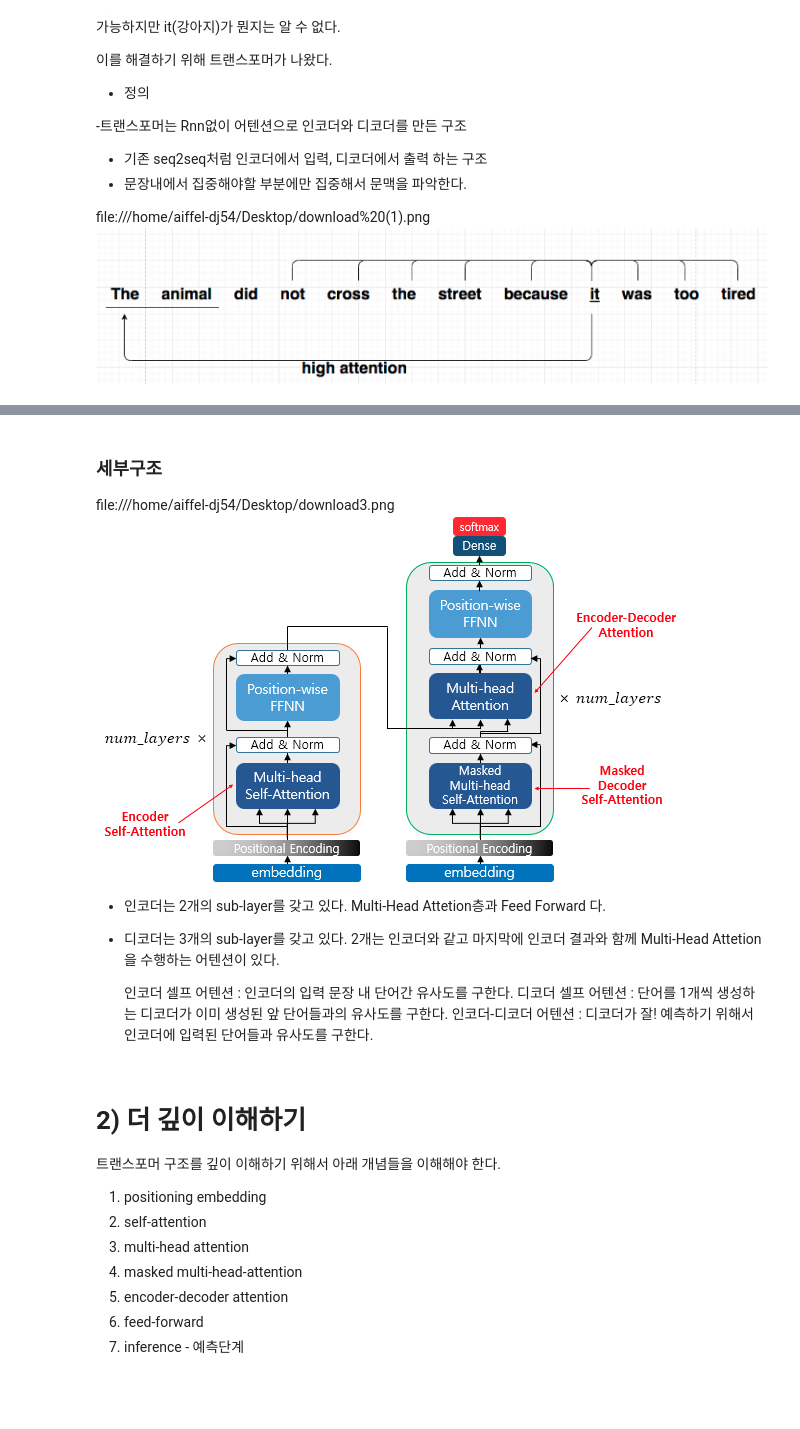
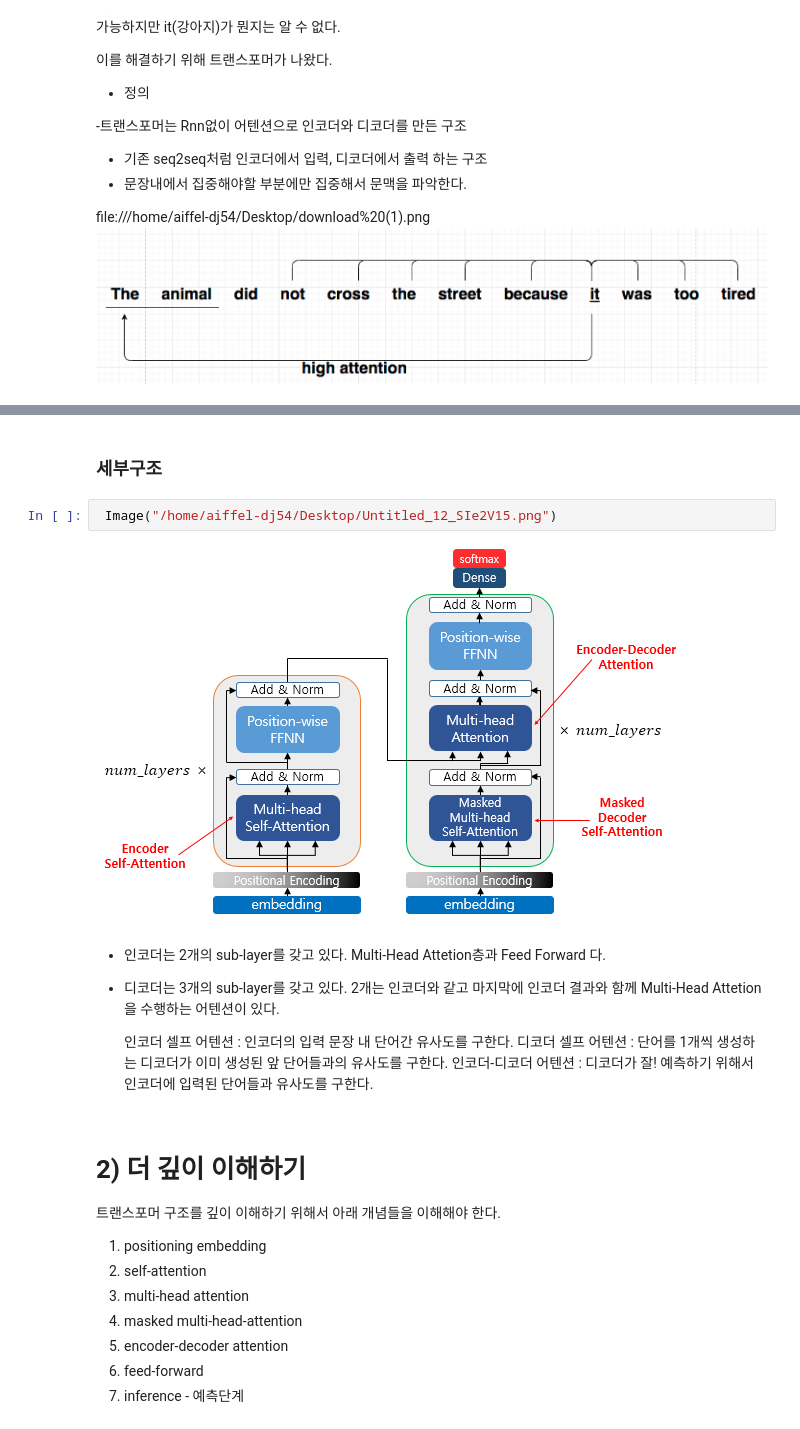
Before and after one commit to Acclesia/aiffel-project, a Jupyter notebook: [E-15] 한국어 대화형 챗봇만들기.ipynb, the cells around one changed output, grey strips where cells are left out. Saved outputs shown, nothing was run; the diff lists cells and outputs as text; blank space fills up the shorter version.

```diff
--- a/[E-15] 한국어 대화형 챗봇만들기.ipynb
+++ b/[E-15] 한국어 대화형 챗봇만들기.ipynb
@@ -50,8 +54,10 @@ file:///home/aiffel-dj54/Desktop/download2.png![image.png](attachment:image.png)
+# %% [markdown]
+### 세부구조
+# %%
+ Image("/home/aiffel-dj54/Desktop/Untitled_12_SIe2V15.png")
+# %% [output]
+[figure, added]
 # %% [markdown]
-
-### 세부구조
-
-file:///home/aiffel-dj54/Desktop/download3.png![image.png](attachment:image.png)
 
 * 인코더는 2개의 sub-layer를 갖고 있다.  Multi-Head Attetion층과 Feed Forward 다.
 * 디코더는 3개의 sub-layer를 갖고 있다. 2개는 인코더와 같고 마지막에 인코더 결과와 함께  Multi-Head Attetion을 수행하는 어텐션이 있다.
```
Also changed, not shown: parts of 5 cells of this notebook.
